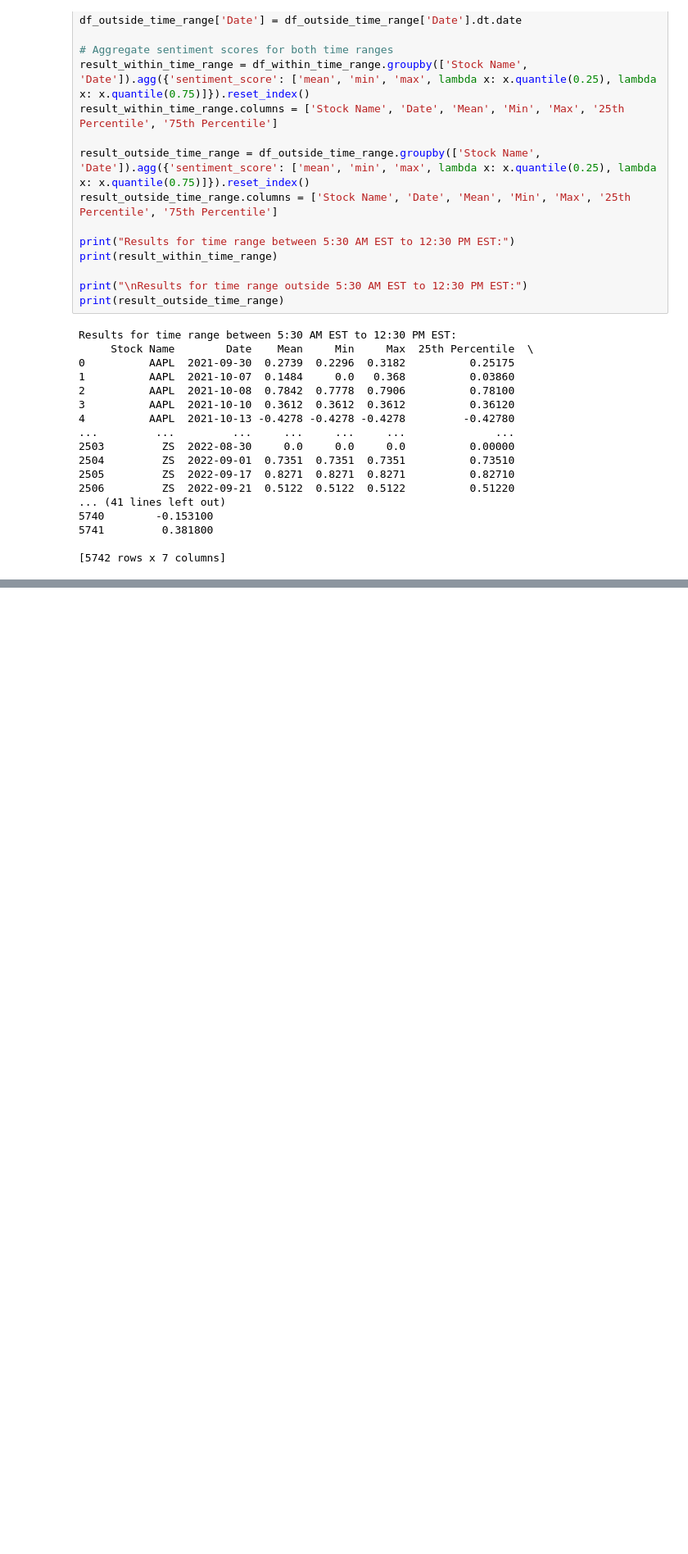
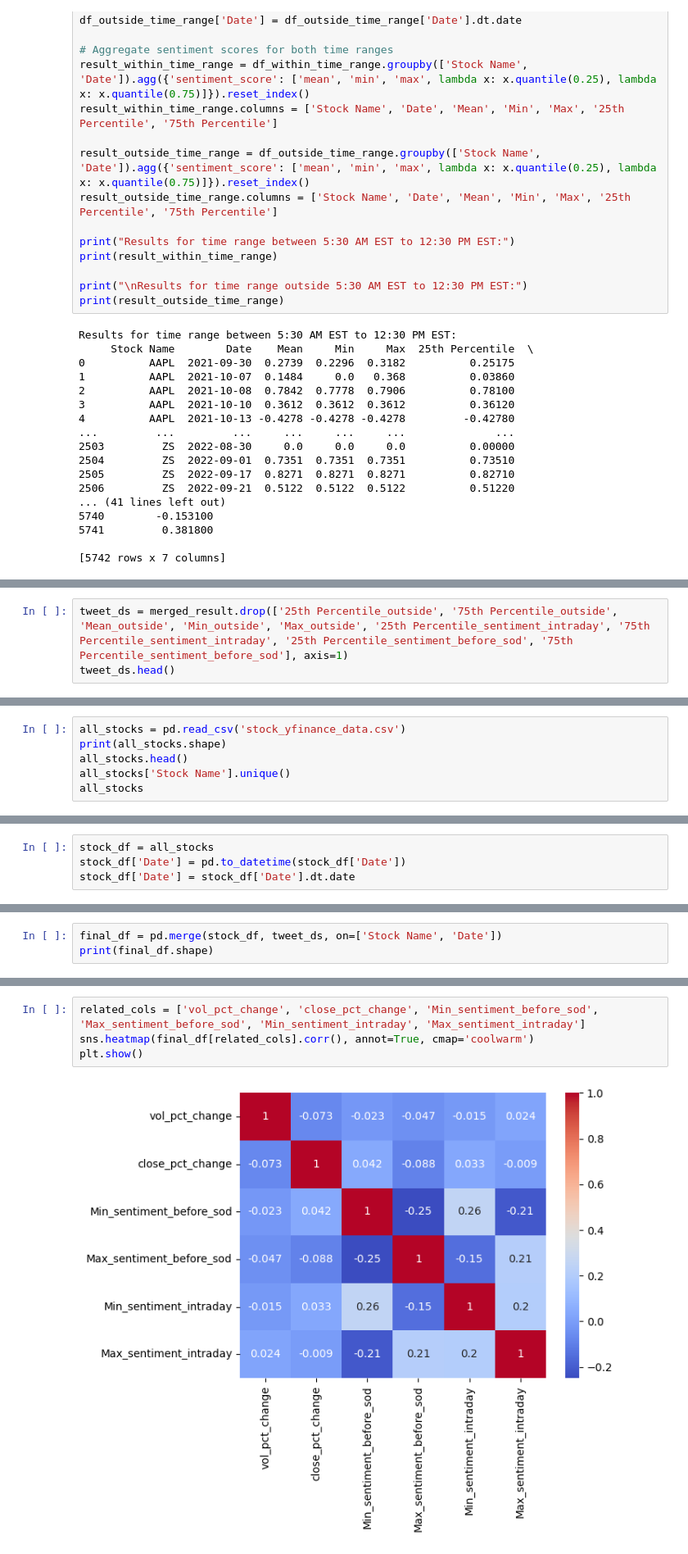
Before and after one commit to rushibankar3/Stock-market-sentiment-Analysis, a Jupyter notebook: stock_prediction.ipynb, the cells around one changed output, grey strips where cells are left out. Shown at 82% size. Cells and saved outputs as stored; diff of their text form; blank space fills up the shorter version.

Commit message:
Fix seaborn import error and update notebook with sentiment analysis

```diff
--- a/stock_prediction.ipynb
+++ b/stock_prediction.ipynb
@@ -190,0 +238,3 @@ Results for time range between 5:30 AM EST to 12:30 PM EST:
+# %%
+tweet_ds = merged_result.drop(['25th Percentile_outside', '75th Percentile_outside', 'Mean_outside', 'Min_outside', 'Max_outside', '25th Percentile_sentiment_intraday', '75th Percentile_sentiment_intraday', '25th Percentile_sentiment_before_sod', '75th Percentile_sentiment_before_sod'], axis=1)
+tweet_ds.head()
@@ -190,0 +253,6 @@ Results for time range between 5:30 AM EST to 12:30 PM EST:
+# %%
+all_stocks = pd.read_csv('stock_yfinance_data.csv')
+print(all_stocks.shape)
+all_stocks.head()
+all_stocks['Stock Name'].unique()
+all_stocks
@@ -190,0 +274,4 @@ Results for time range between 5:30 AM EST to 12:30 PM EST:
+# %%
+stock_df = all_stocks
+stock_df['Date'] = pd.to_datetime(stock_df['Date'])
+stock_df['Date'] = stock_df['Date'].dt.date
@@ -190,0 +285,3 @@ Results for time range between 5:30 AM EST to 12:30 PM EST:
+# %%
+final_df = pd.merge(stock_df, tweet_ds, on=['Stock Name', 'Date'])
+print(final_df.shape)
@@ -190,0 +350,6 @@ Results for time range between 5:30 AM EST to 12:30 PM EST:
+# %%
+related_cols = ['vol_pct_change', 'close_pct_change', 'Min_sentiment_before_sod', 'Max_sentiment_before_sod', 'Min_sentiment_intraday', 'Max_sentiment_intraday']
+sns.heatmap(final_df[related_cols].corr(), annot=True, cmap='coolwarm')
+plt.show()
+# %% [output]
+[figure, added]
```
Also changed, not shown: parts of 19 cells of this notebook.
